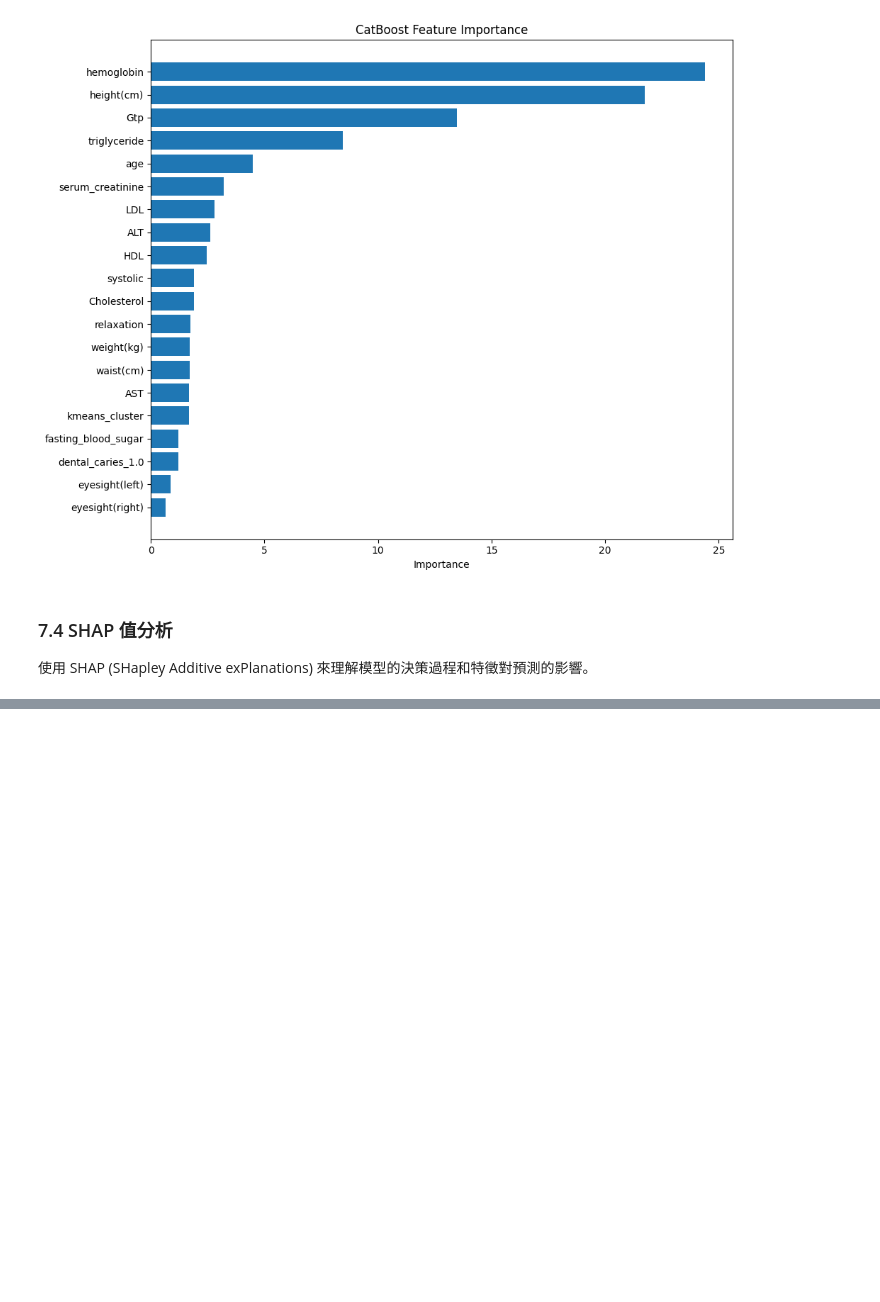
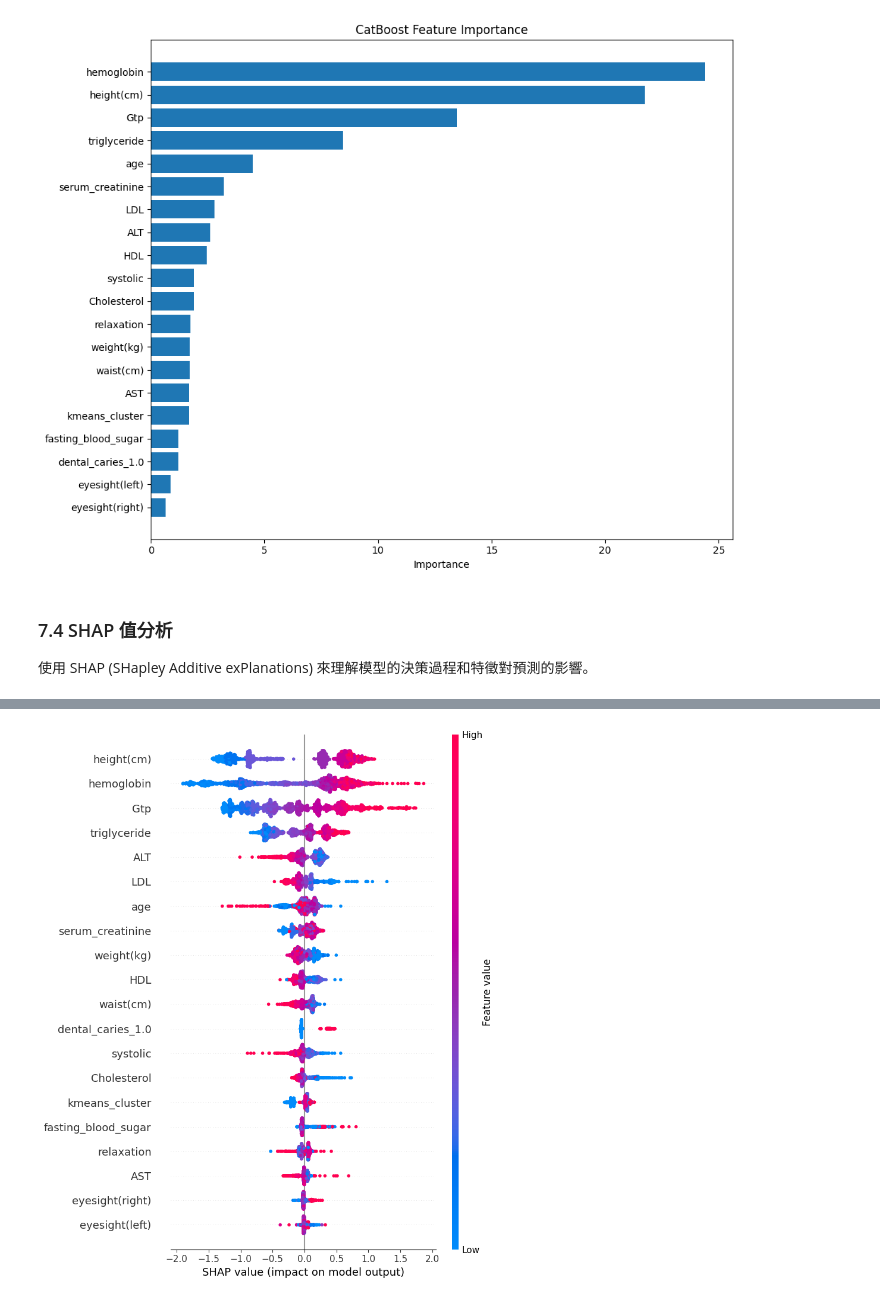
Before and after one commit to ian32253188/Smoking-Prediction-HW, a Jupyter notebook: HW20409_01.ipynb, the cells around one changed output, grey strips where cells are left out. Drawn from its saved outputs; the diff is of its cells as text; code cells hidden in the pictures; blank space fills up the shorter version.

```diff
--- a/HW20409_01.ipynb
+++ b/HW20409_01.ipynb
@@ -523,0 +542,12 @@ plt.show()
+# %%
+# 使用 CatBoost 模型進行 SHAP 值計算
+explainer_cat = shap.Explainer(best_cat, X_train)
+shap_values_cat = explainer_cat(X_val)
+
+# 繪製 SHAP 摘要圖
+shap.summary_plot(shap_values_cat, X_val, show=False)
+plt.tight_layout()
+plt.savefig("shap_summary_plot_cat.png")
+plt.show()
+# %% [output]
+[figure, added]
```
Also changed, not shown: parts of 3 cells of this notebook, 6 other files.
